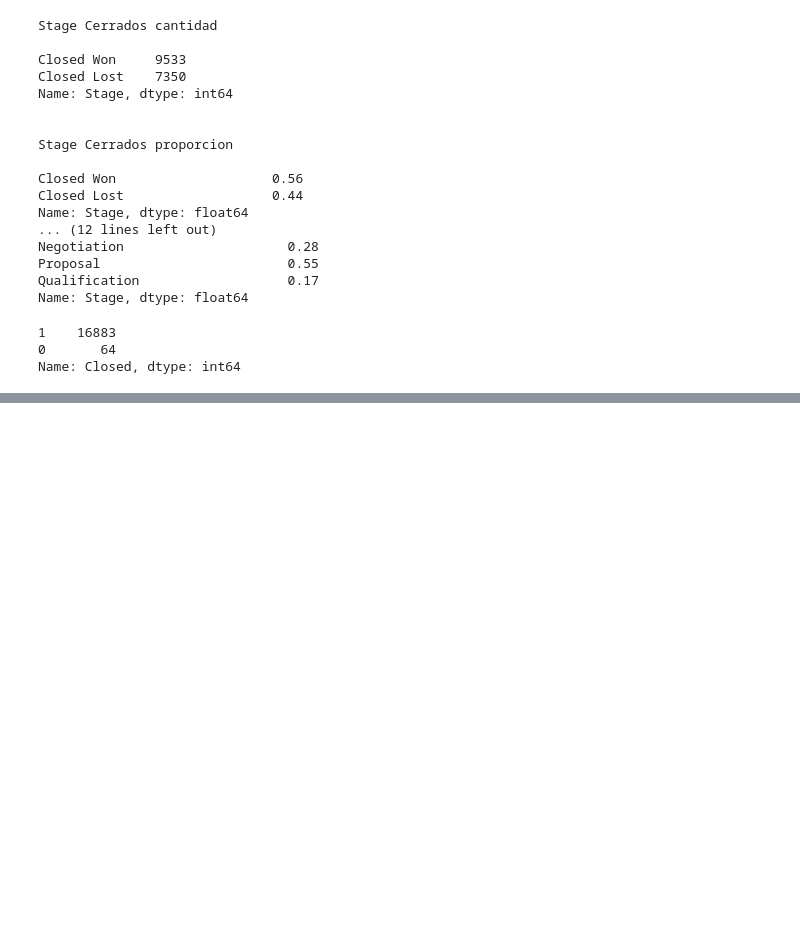
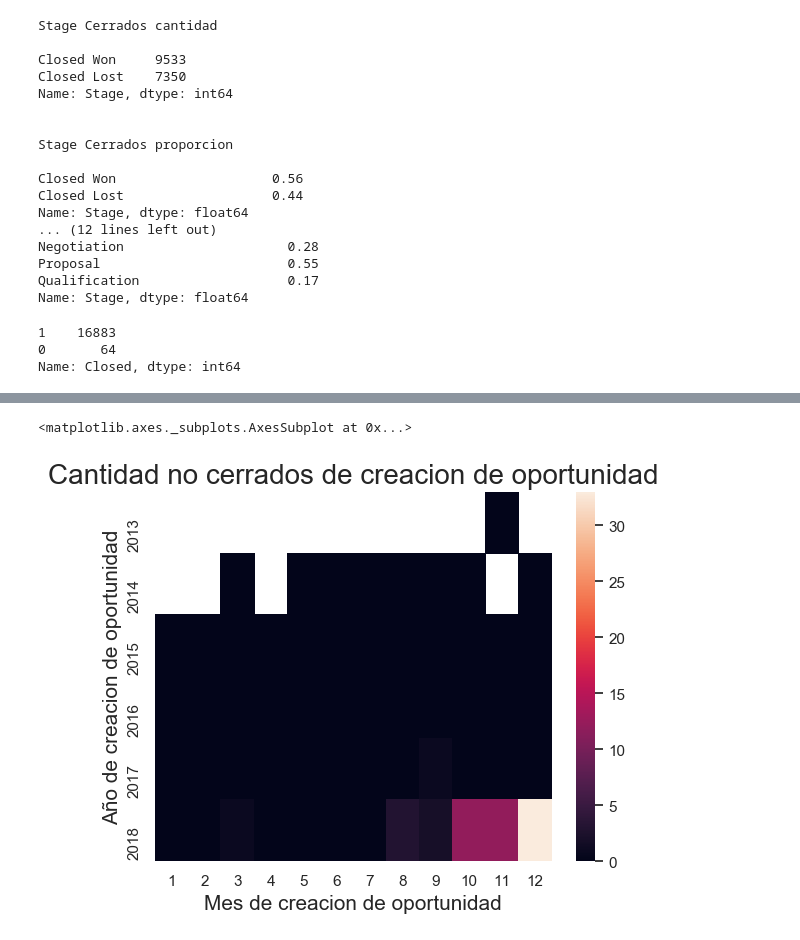
Before and after one commit to GIBelletti/TP1-datos, a Jupyter notebook: TP1.ipynb, the cells around one changed output, grey strips where cells are left out. Saved outputs shown, nothing was run; the diff lists cells and outputs as text; code cells hidden in the pictures; blank space fills up the shorter version.

```diff
--- a/TP1.ipynb
+++ b/TP1.ipynb
@@ -139,0 +197,5 @@ Name: Closed, dtype: int64
+# %%
+cantidadDeTipoDeStagePorTiempo(entrenamiento,'Opportunity_Created_Date',"creacion de oportunidad",cerrado=False)
+# %% [output]
+<matplotlib.axes._subplots.AxesSubplot at 0x...>
+[figure, added]
```
Also changed, not shown: parts of 5 cells of this notebook.
